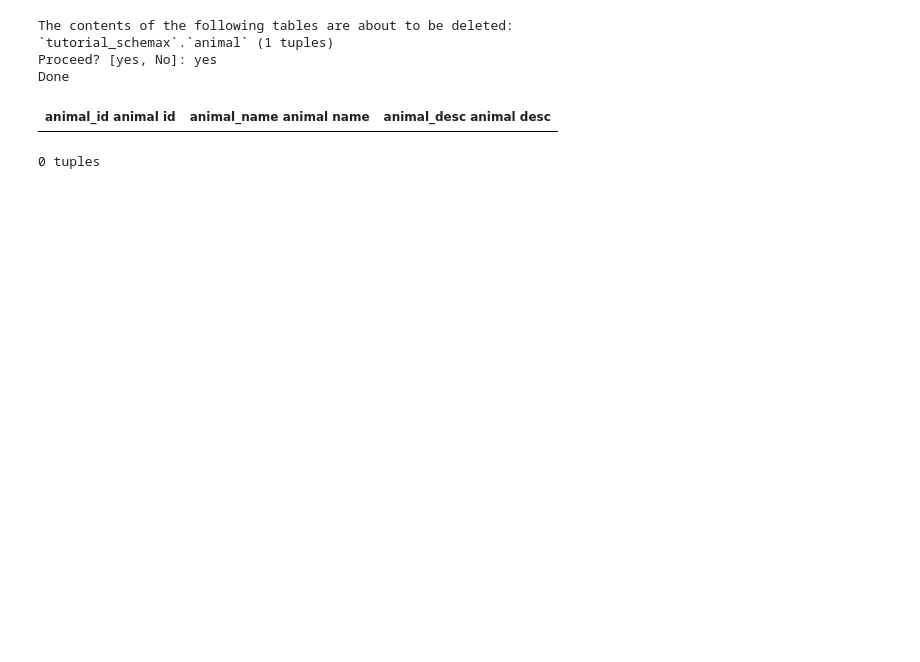
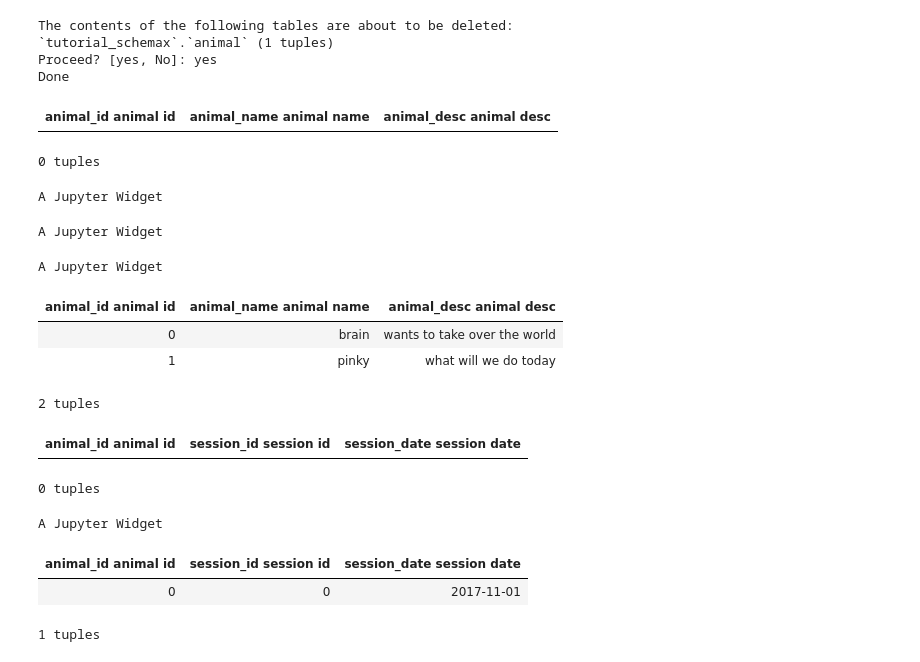
Before and after one commit to ixcat/djwip, a Jupyter notebook: djwip/ixcat/djgrid/djrecord.ipynb, the cells around one changed output. Saved outputs shown, nothing was run; the diff lists cells and outputs as text; code cells hidden in the pictures; blank space fills up the shorter version.

```diff
--- a/djwip/ixcat/djgrid/djrecord.ipynb
+++ b/djwip/ixcat/djgrid/djrecord.ipynb
@@ -53,3 +51,37 @@ Animal()
 # %% [output]
 | animal_id animal id | animal_name animal name | animal_desc animal desc |
 0 tuples
+# %%
+djg.DJRecord(Animal).create()
+# %% [output]
+A Jupyter Widget
+# %%
+djg.DJRecord(Animal).create()
+# %% [output]
+A Jupyter Widget
+# %%
+djg.DJRecord(Animal).create()
+# %% [output]
+A Jupyter Widget
+# %%
+Animal()
+# %% [output]
+| animal_id animal id | animal_name animal name | animal_desc animal desc |
+| 0 | brain | wants to take over the world |
+| 1 | pinky | what will we do today |
+2 tuples
+# %%
+Session()
+# %% [output]
+| animal_id animal id | session_id session id | session_date session date |
+0 tuples
+# %%
+djg.DJRecord(Session).create()
+# %% [output]
+A Jupyter Widget
+# %%
+Session()
+# %% [output]
+| animal_id animal id | session_id session id | session_date session date |
+| 0 | 0 | 2017-11-01 |
+1 tuples
```
Also changed, not shown: parts of 6 cells of this notebook.
